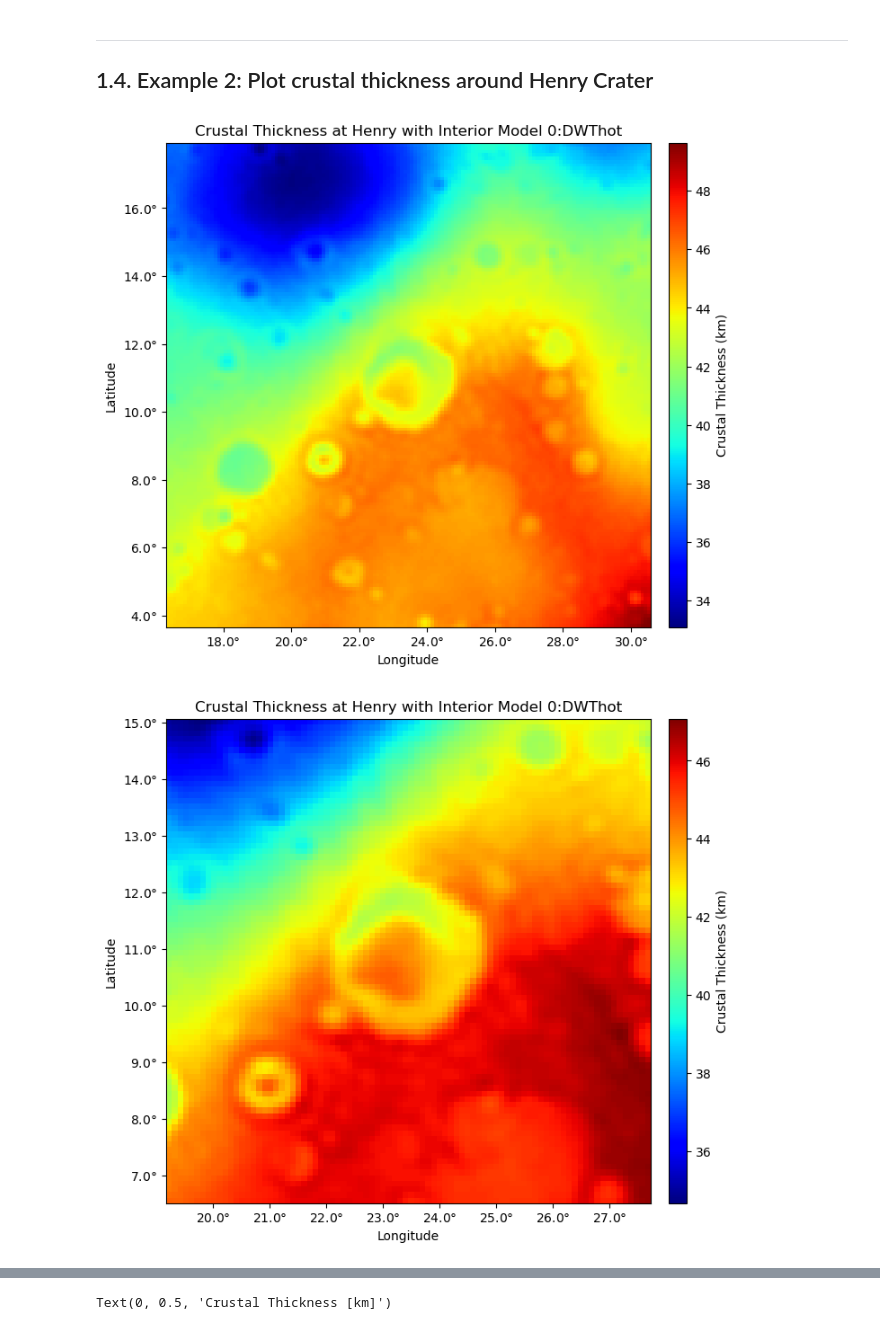
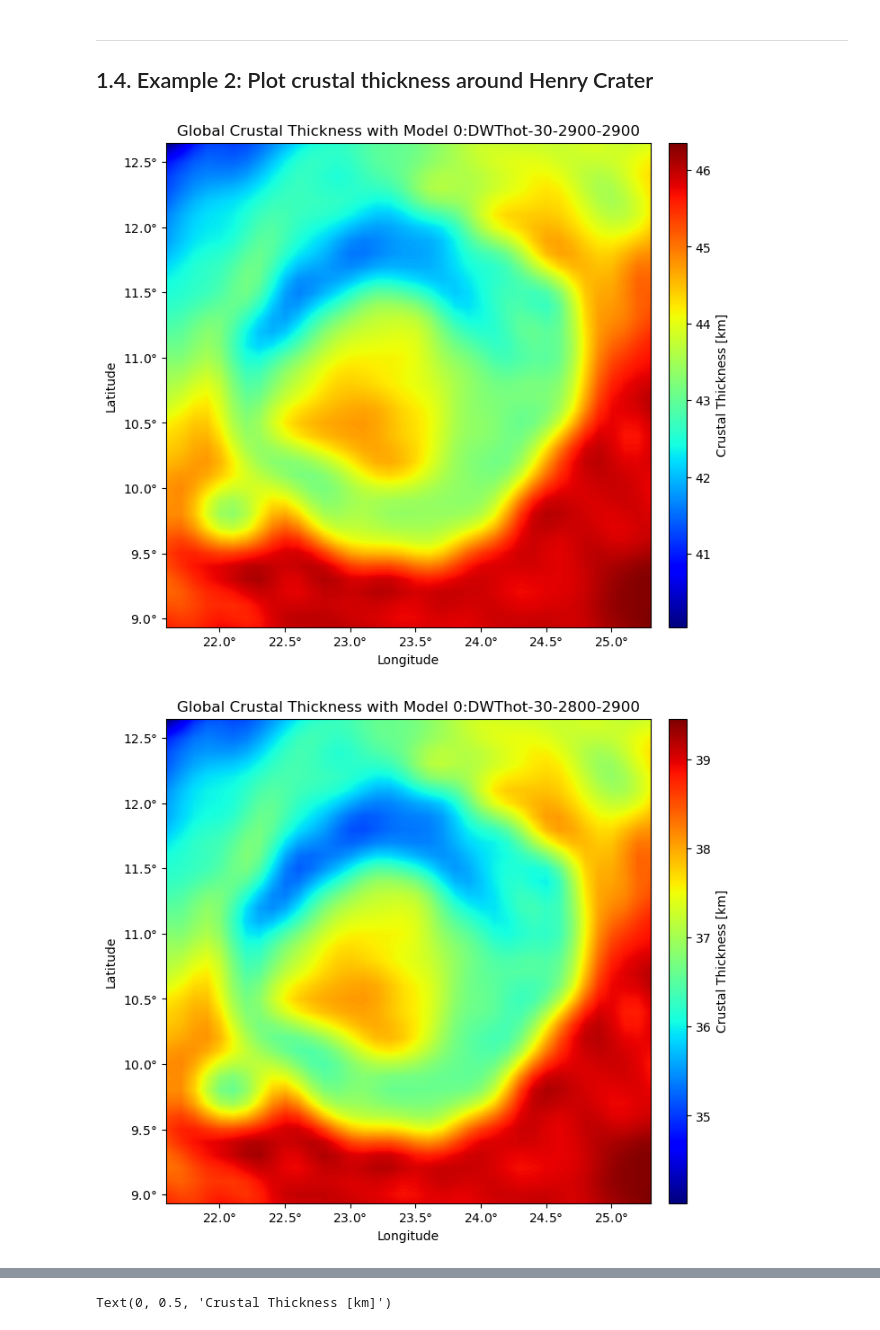
Before and after one commit to Humboldt-Penguin/Mars-Magnetics-Research, a Jupyter notebook: code/05_mag_src_map/src/main/summary.ipynb, the cells around one changed output, grey strips where cells are left out. Cells and saved outputs as stored; diff of their text form; code cells hidden in the pictures.

```diff
--- a/code/05_mag_src_map/src/main/summary.ipynb
+++ b/code/05_mag_src_map/src/main/summary.ipynb
@@ -66,8 +66,6 @@ Crust = zerisk.Crust.Crust()
 
 path__datahome = utils.getPath('current','..','data','1_raw')
 Crust.downloadData(path__datahome, overwrite=False, verbose=True)
-
-Crust.loadData(ref_interior_model_int=0)
 # %% [output]
 Data folder already exists at
 c:\Users\Eris\Documents\sync_local\01_Research\Mars_Magnetics\code\05_mag_src_map\src\data\1_raw\crustal_thickness.
@@ -85,6 +123,8 @@ Crustal thickness parameters:
 - Desired grid spacing in degrees = 0.5 or 0.1 (see file name)
 - Grid type = (2) list of (latitude, longitude, value, density)
 # %%
+Crust.loadData(filename='Mars-thick-DWThot-30-2900-2900__shortened__grid=0.1.npy')
+
 dat = []
 
 clon_left = 0
@@ -109,7 +149,7 @@ fig = plt.figure(figsize=(12,10))
 ax = plt.axes()
 im = ax.imshow(dat[::-1], cmap='jet', extent=[clon_left, clon_right, lat_bottom, lat_top])
 
-ax.set_title(f'Global Crustal Thickness with Interior Model {Crust.getRefInteriorModelName_int()}:{Crust.getRefInteriorModelName_str()}')
+ax.set_title(f'Global Crustal Thickness with Model {Crust.getRefInteriorModel_int()}:{Crust.getRefInteriorModel_str()}-30-{Crust.rho_south}-{Crust.rho_north}')
 ax.set_xlabel('Longitude')
 ax.set_ylabel('Latitude')
 
@@ -171,7 +250,7 @@ def plot_craterCrustalThickness_2D(identifier, scaling, spacing):
     else:
         name = thiscrater['name']
 
-    ax.set_title(f'Crustal Thickness at {name} with Interior Model {Crust.getRefInteriorModelName_int()}:{Crust.getRefInteriorModelName_str()}')
+    ax.set_title(f'Global Crustal Thickness with Model {Crust.getRefInteriorModel_int()}:{Crust.getRefInteriorModel_str()}-30-{Crust.rho_south}-{Crust.rho_north}')
     ax.set_xlabel('Longitude')
     ax.set_ylabel('Latitude')
 
@@ -179,12 +258,25 @@ def plot_craterCrustalThickness_2D(identifier, scaling, spacing):
     ax.yaxis.set_major_formatter('{x}$\degree$')
 
     cbar.set_label('Crustal Thickness [km]',y=0.5)
+# %%
+Crust.loadData(filename='Mars-thick-DWThot-30-2900-2900__shortened__grid=0.1.npy')
+
+# plot_craterCrustalThickness_2D('Henry', 5, 0.1)
+# plot_craterCrustalThickness_2D('Henry', 3, 0.1)
+# plot_craterCrustalThickness_2D('Henry', 1.3, 0.1)
+plot_craterCrustalThickness_2D('Henry', 1.3, 0.01)
+
+# should take ~30 seconds
+# %% [output]
+[figure, added]
 # %%
-plot_craterCrustalThickness_2D('Henry', 5, 0.1)
-plot_craterCrustalThickness_2D('Henry', 3, 0.1)
-plot_craterCrustalThickness_2D('Henry', 1.3, 0.1)
+Crust.loadData(filename='Mars-thick-DWThot-30-2800-2900__shortened__grid=0.1.npy')
+
+# plot_craterCrustalThickness_2D('Henry', 5, 0.1)
+# plot_craterCrustalThickness_2D('Henry', 3, 0.1)
+# plot_craterCrustalThickness_2D('Henry', 1.3, 0.1)
 plot_craterCrustalThickness_2D('Henry', 1.3, 0.01)
+
 # should take ~30 seconds
 # %% [output]
-[figure, old version]
+[figure, new version]
-[figure, removed]
```
Also changed, not shown: parts of 11 cells of this notebook, 7 other files.
